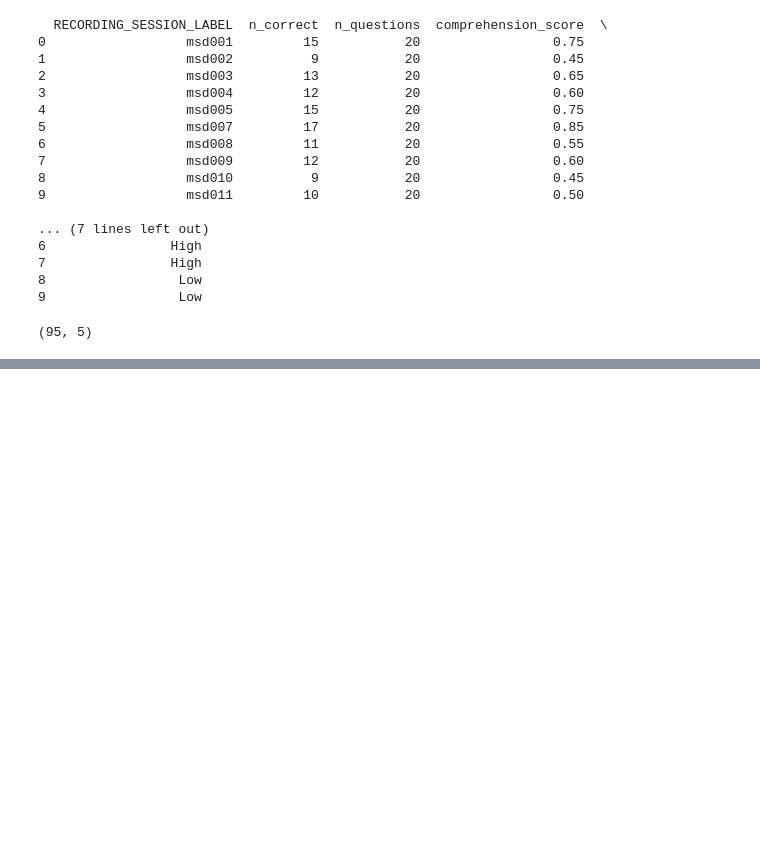
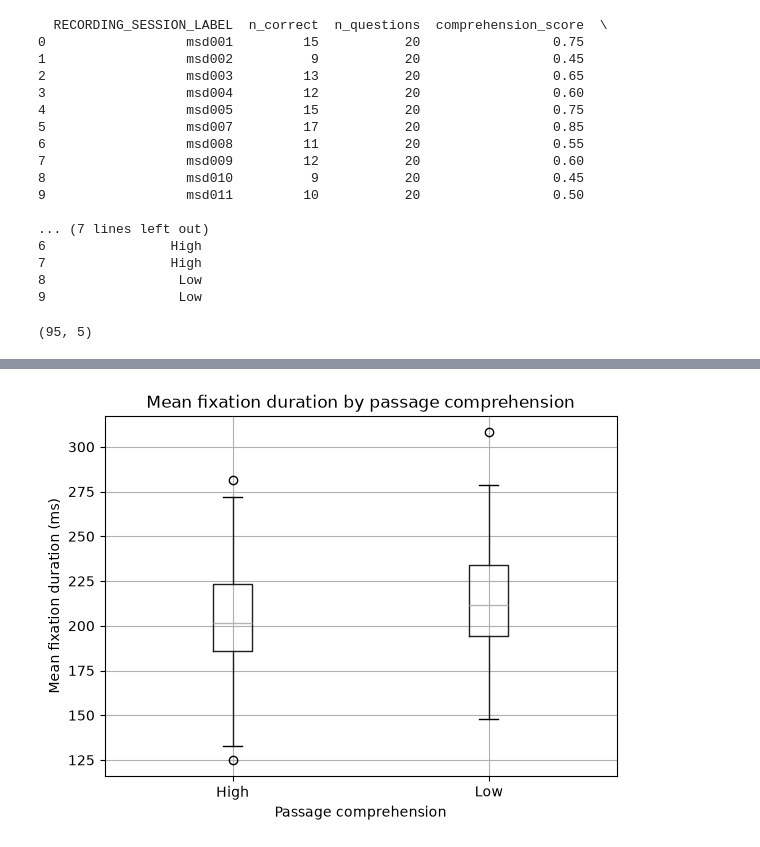
Before and after one commit to timeeehd/SB-SAT, a Jupyter notebook: assignment_code.ipynb, the cells around one changed output, grey strips where cells are left out. Saved outputs shown, nothing was run; the diff lists cells and outputs as text; code cells hidden in the pictures; blank space fills up the shorter version.

Commit message:
first statistical analysis

```diff
--- a/assignment_code.ipynb
+++ b/assignment_code.ipynb
@@ -206,0 +332,9 @@ overall_comprehension.shape
+# %%
+analysis_df = eye_features.merge(
+    passage_comprehension,
+    on=["RECORDING_SESSION_LABEL", "book_name"],
+    how="inner"
+)
+
+print(analysis_df.head(10))
+print(analysis_df.shape)
@@ -206,0 +565,14 @@ overall_comprehension.shape
+# %%
+analysis_df = analysis_df.merge(
+    quality_check[
+        [
+            "RECORDING_SESSION_LABEL",
+            "book_name",
+            "n_pages",
+            "expected_pages",
+            "complete_passage"
+        ]
+    ],
+    on=["RECORDING_SESSION_LABEL", "book_name"],
+    how="left"
+)
@@ -206,0 +586,9 @@ overall_comprehension.shape
+# %%
+analysis_complete = (
+    analysis_df[
+        analysis_df["complete_passage"]
+    ]
+    .copy()
+)
+
+print(analysis_complete.shape)
@@ -206,0 +692,15 @@ overall_comprehension.shape
+# %%
+import matplotlib.pyplot as plt
+
+analysis_complete.boxplot(
+    column="mean_fix_duration",
+    by="comprehension_level"
+)
+
+plt.xlabel("Passage comprehension")
+plt.ylabel("Mean fixation duration (ms)")
+plt.title("Mean fixation duration by passage comprehension")
+plt.suptitle("")
+plt.show()
+# %% [output]
+[figure, added]
```
Also changed, not shown: parts of 54 cells of this notebook.
